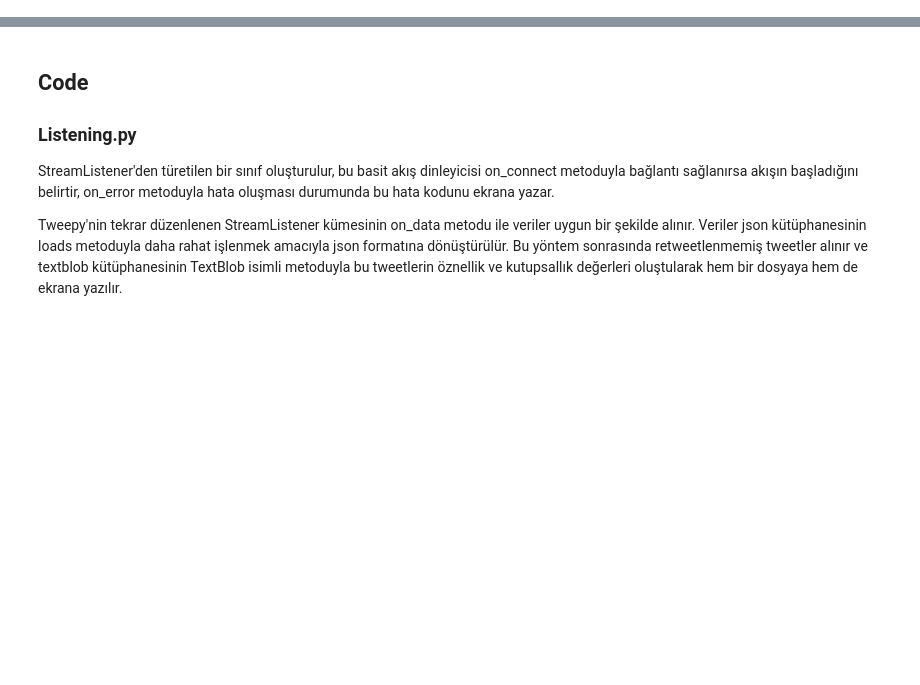
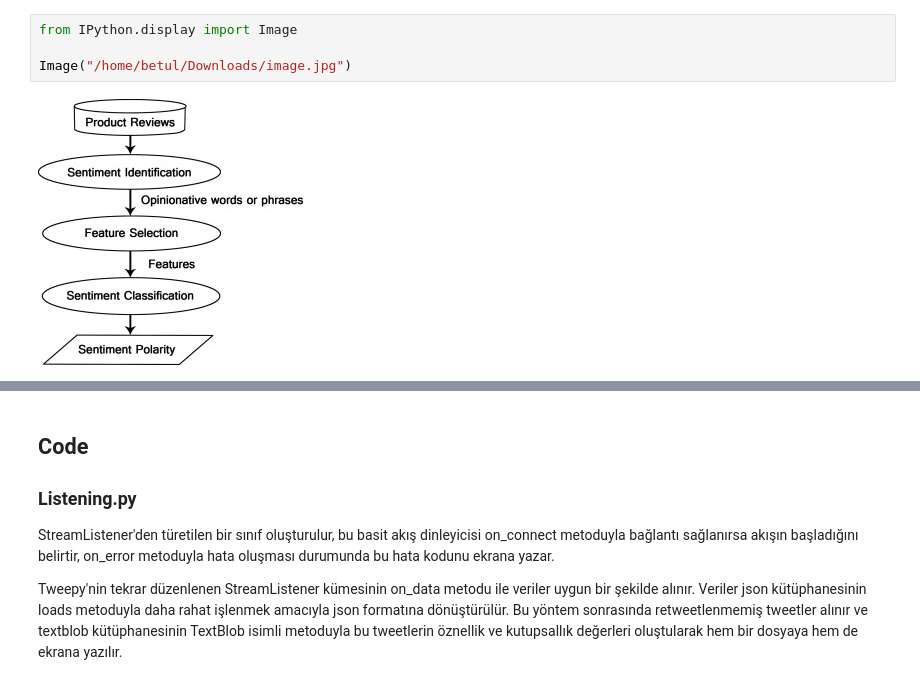
Before and after one commit to durkaya/SentimentAnalysis, a Jupyter notebook: Template Python Project(1).ipynb, the cells around one changed output, grey strips where cells are left out. Cells and saved outputs as stored; diff of their text form; blank space fills up the shorter version.

Commit message:
An image added

```diff
--- a/Template Python Project(1).ipynb
+++ b/Template Python Project(1).ipynb
@@ -202,0 +34,6 @@ Bunlardan id_str, created_at, user(yalnızca screen name) ve text parçaları ku
+# %%
+from IPython.display import Image
+
+Image("/home/betul/Downloads/image.jpg")
+# %% [output]
+[figure, added]
```
Also changed, not shown: parts of 3 cells of this notebook.
